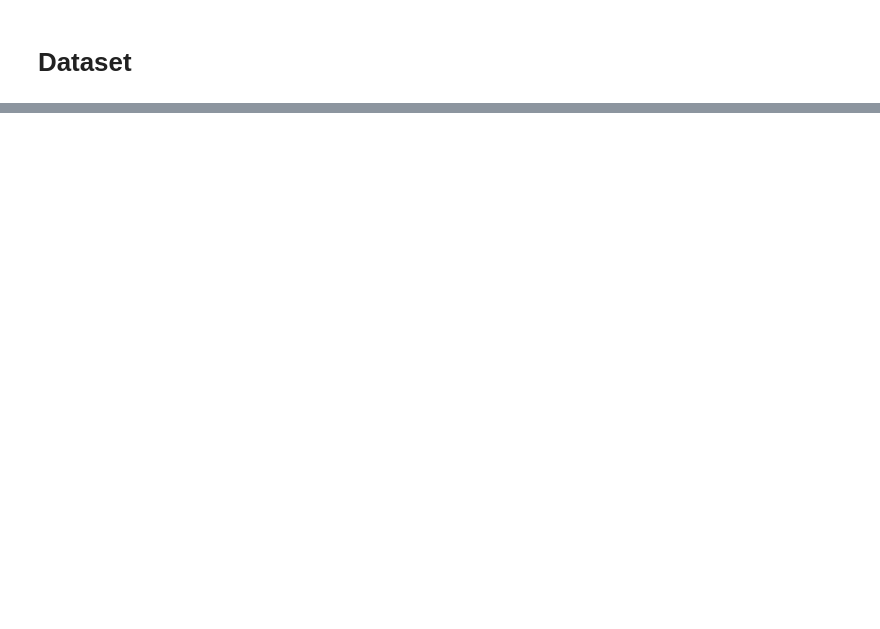
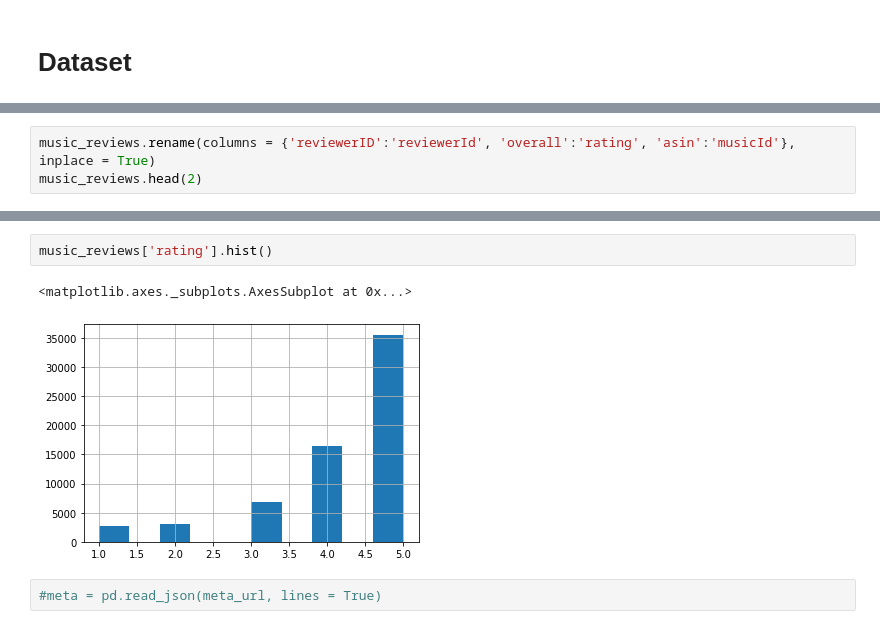
Before and after one commit to mequanent/Recommendation-System-Exercises, a Jupyter notebook: Music Recommendation.ipynb, the cells around one changed output, grey strips where cells are left out. Drawn from its saved outputs; the diff is of its cells as text; blank space fills up the shorter version.

```diff
--- a/Music Recommendation.ipynb
+++ b/Music Recommendation.ipynb
@@ -88,0 +29,3 @@ Name: reviewerID, Length: 87271, dtype: int64
+# %%
+music_reviews.rename(columns = {'reviewerID':'reviewerId', 'overall':'rating', 'asin':'musicId'}, inplace = True)
+music_reviews.head(2)
@@ -88,0 +36,7 @@ Name: reviewerID, Length: 87271, dtype: int64
+# %%
+music_reviews['rating'].hist()
+# %% [output]
+<matplotlib.axes._subplots.AxesSubplot at 0x...>
+[figure, added]
+# %%
+#meta = pd.read_json(meta_url, lines = True)
```
Also changed, not shown: parts of 15 cells of this notebook.
